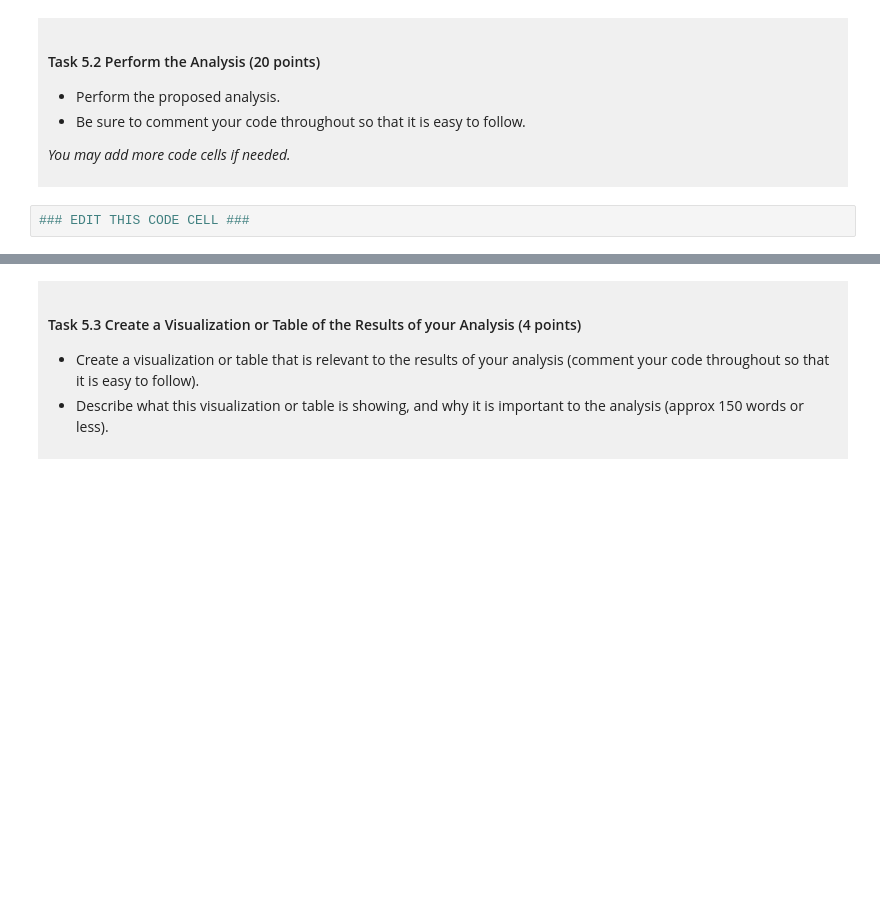
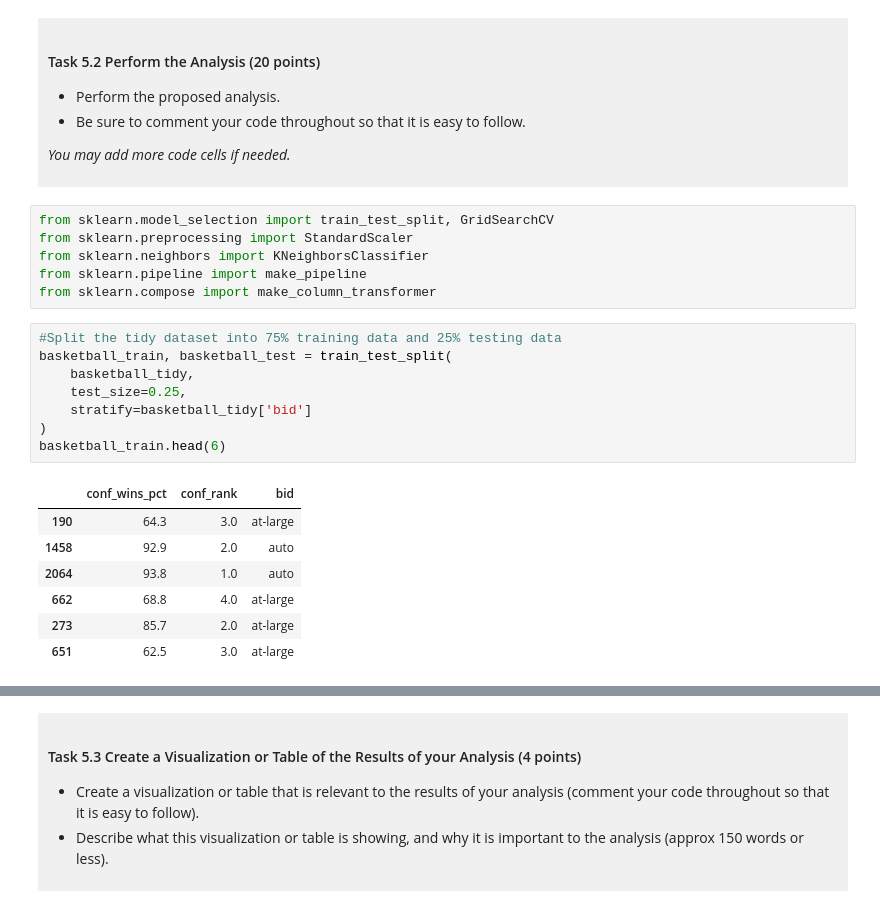
Before and after one commit to Miranda-9/dsci-100-project-shuhan, a Jupyter notebook: dsci-100-project-notebook.ipynb, the cells around one changed output, grey strips where cells are left out. Saved outputs shown, nothing was run; the diff lists cells and outputs as text; blank space fills up the shorter version.

```diff
--- a/dsci-100-project-notebook.ipynb
+++ b/dsci-100-project-notebook.ipynb
@@ -448,4 +448,24 @@ This is a *draft*, we require a commit at this stage but it does not need to be
 
 </div>
 # %%
-### EDIT THIS CODE CELL ###
+from sklearn.model_selection import train_test_split, GridSearchCV
+from sklearn.preprocessing import StandardScaler
+from sklearn.neighbors import KNeighborsClassifier
+from sklearn.pipeline import make_pipeline
+from sklearn.compose import make_column_transformer
+# %%
+#Split the tidy dataset into 75% training data and 25% testing data
+basketball_train, basketball_test = train_test_split(
+    basketball_tidy,
+    test_size=0.25,
+    stratify=basketball_tidy['bid']
+)
+basketball_train.head(6)
+# %% [output]
+|  | conf_wins_pct | conf_rank | bid |
+| 190 | 64.3 | 3.0 | at-large |
+| 1458 | 92.9 | 2.0 | auto |
+| 2064 | 93.8 | 1.0 | auto |
+| 662 | 68.8 | 4.0 | at-large |
+| 273 | 85.7 | 2.0 | at-large |
+| 651 | 62.5 | 3.0 | at-large |
```
Also changed, not shown: parts of 12 cells of this notebook.
